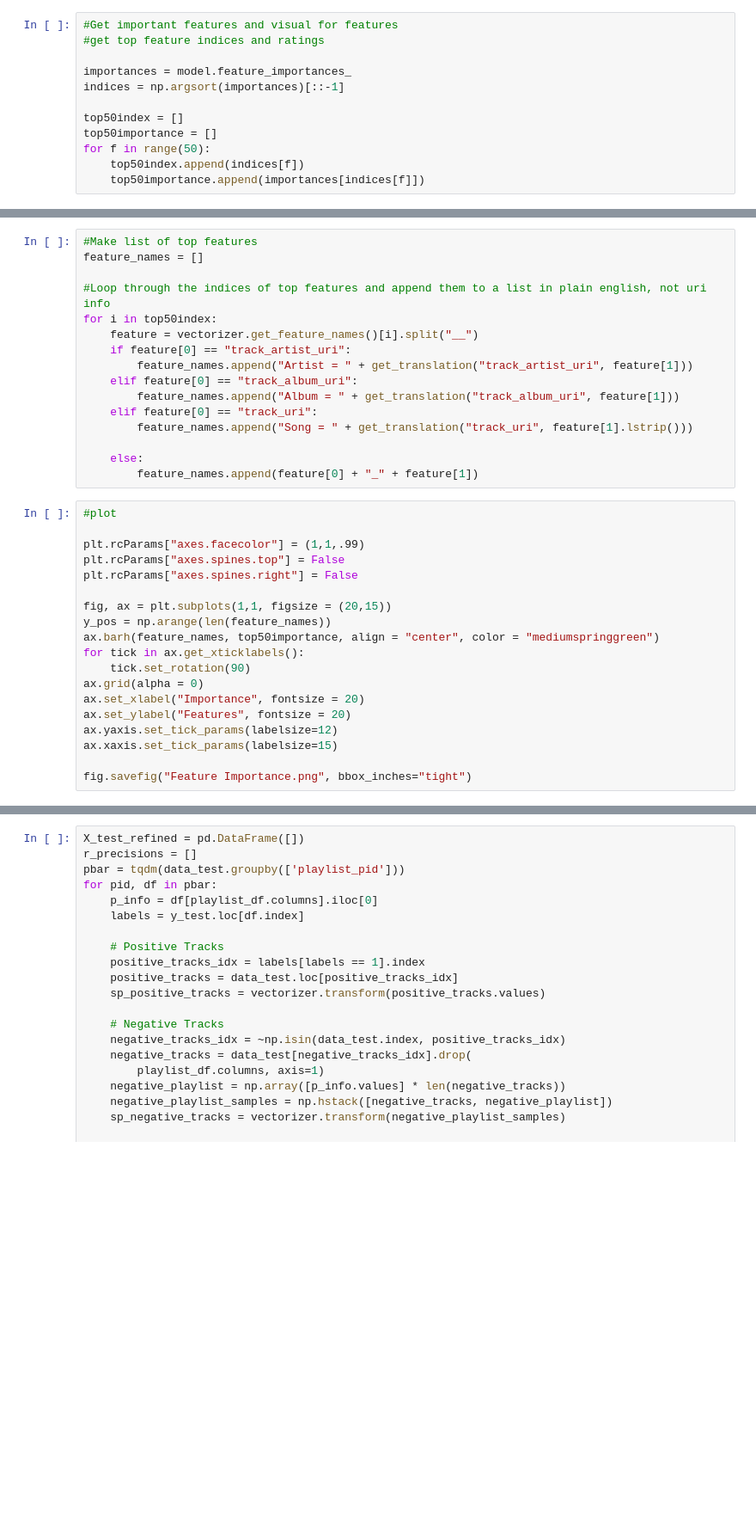
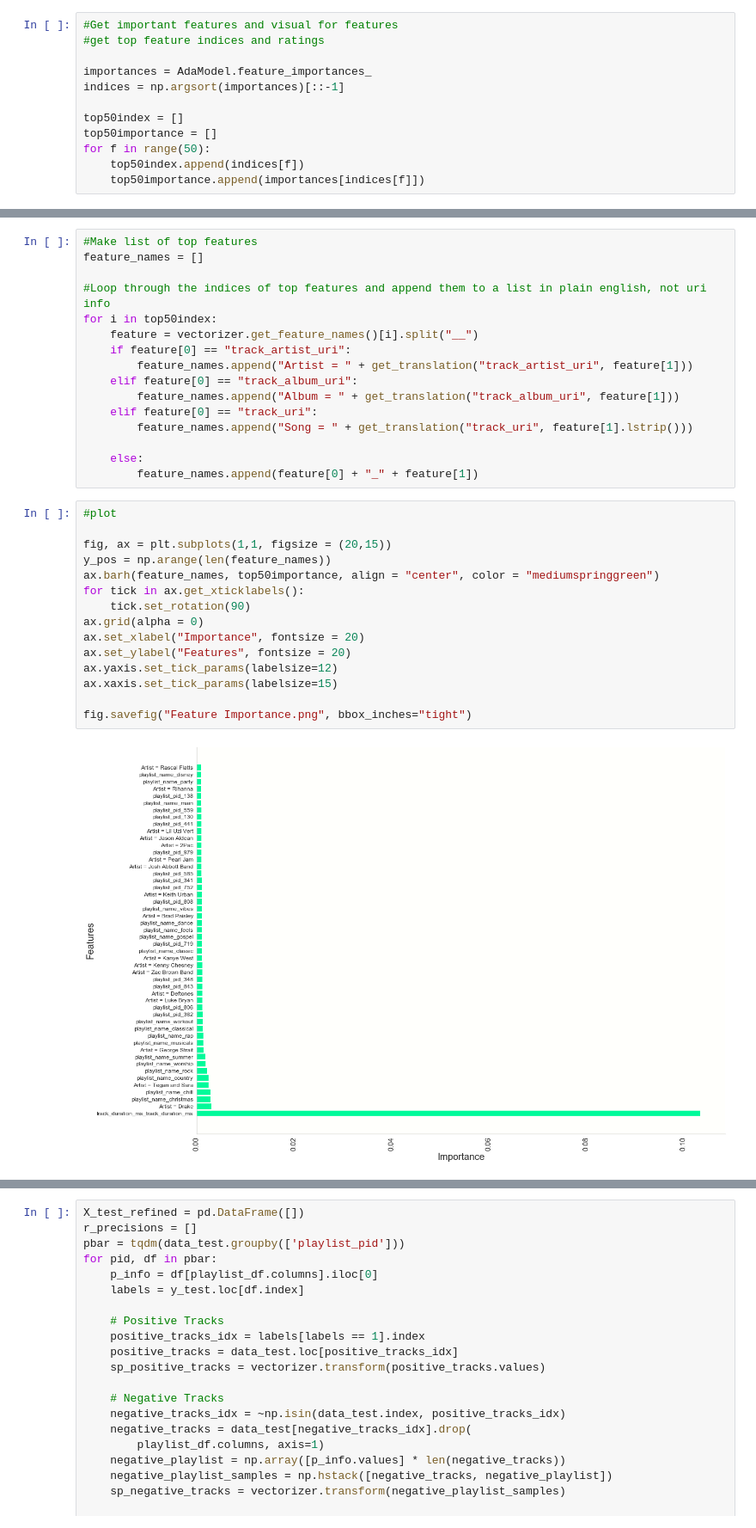
Before and after one commit to tralpha/spotify-project, a Jupyter notebook: DataLoader.ipynb, the cells around one changed output, grey strips where cells are left out. Shown at 86% size. Cells and saved outputs as stored; diff of their text form; blank space fills up the shorter version.

```diff
--- a/DataLoader.ipynb
+++ b/DataLoader.ipynb
@@ -464,7 +476,7 @@ print(X_test.shape)
 #Get important features and visual for features
 #get top feature indices and ratings
 
-importances = model.feature_importances_
+importances = AdaModel.feature_importances_
 indices = np.argsort(importances)[::-1]
 
 top50index = []
@@ -518,20 +530,18 @@ for i in top50index:
         feature_names.append(feature[0] + "_" + feature[1])
 # %%
 #plot
-
-plt.rcParams["axes.facecolor"] = (1,1,.99)
-plt.rcParams["axes.spines.top"] = False
-plt.rcParams["axes.spines.right"] = False
 
 fig, ax = plt.subplots(1,1, figsize = (20,15))
 y_pos = np.arange(len(feature_names))
 ax.barh(feature_names, top50importance, align = "center", color = "mediumspringgreen")
 for tick in ax.get_xticklabels():
     tick.set_rotation(90)
 ax.grid(alpha = 0)
 ax.set_xlabel("Importance", fontsize = 20)
 ax.set_ylabel("Features", fontsize = 20)
 ax.yaxis.set_tick_params(labelsize=12)
 ax.xaxis.set_tick_params(labelsize=15)
 
 fig.savefig("Feature Importance.png", bbox_inches="tight")
+# %% [output]
+[figure, added]
```
Also changed, not shown: parts of 15 cells of this notebook, 1 other file.
